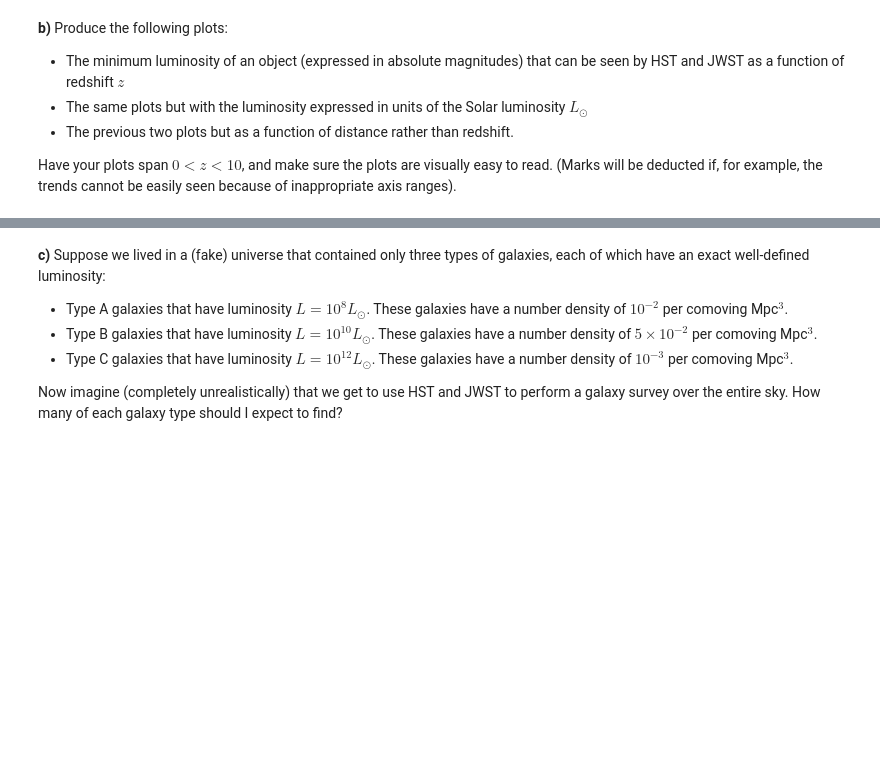
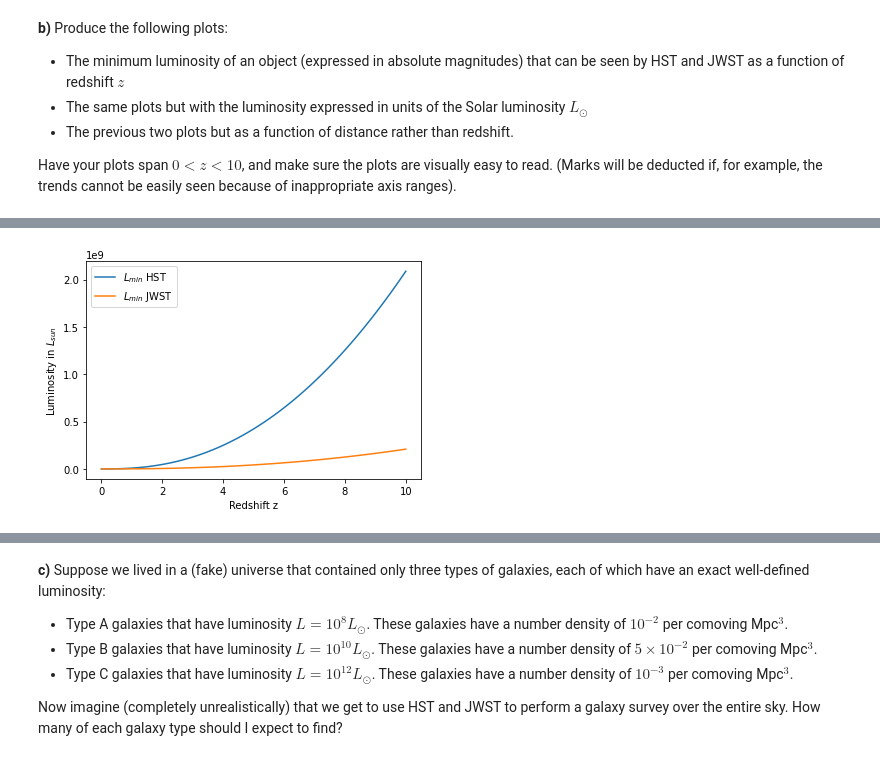
Before and after one commit to wppqywq/PHYS321_mid, a Jupyter notebook: Midterm2022.ipynb, the cells around one changed output, grey strips where cells are left out. Drawn from its saved outputs; the diff is of its cells as text; code cells hidden in the pictures; blank space fills up the shorter version.

```diff
--- a/Midterm2022.ipynb
+++ b/Midterm2022.ipynb
@@ -67,0 +155,15 @@ Have your plots span $0 < z < 10$, and make sure the plots are visually easy to
+# %%
+# the luminosity expressed in units of the Solar luminosity
+
+M_sun = 4.67
+L_HST = 100**(-(M_HST - M_sun)/5)
+L_JWST = 100**(-(M_JWST - M_sun)/5)
+
+plt.plot(z, L_HST, label='$L_{min}$ HST')
+plt.plot(z, L_JWST, label='$L_{min}$ JWST')
+plt.xlabel('Redshift z')
+plt.ylabel('Luminosity in $L_{sun}$')
+plt.legend()
+plt.show()
+# %% [output]
+[figure, added]
```
Also changed, not shown: parts of 20 cells of this notebook.
